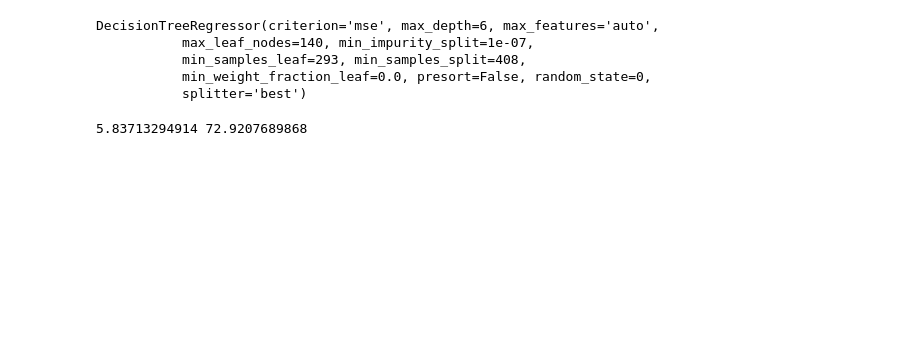
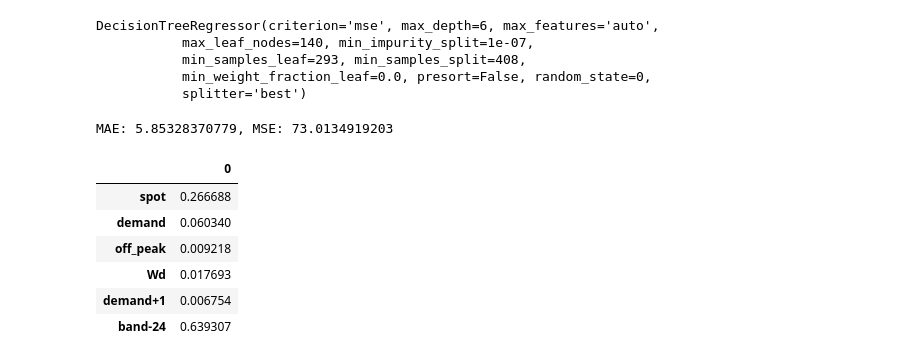
Before and after one commit to NonoMalpi/Secondary_band, a Jupyter notebook: Secondary band model.ipynb, the cells around one changed output. Drawn from its saved outputs; the diff is of its cells as text; code cells hidden in the pictures; blank space fills up the shorter version.

```diff
--- a/Secondary band model.ipynb
+++ b/Secondary band model.ipynb
@@ -91,5 +75,5 @@ from sklearn import tree as tree_m
 # %%
 #Set features and output
-X = spot_band_demand.drop(labels=['hour', 'weekday','season', 'band'], axis=1).values
+X = spot_band_demand.drop(labels=['hour', 'weekday','season', 'band', 'winter'], axis=1).values
 Y = spot_band_demand['band'].values
 # %%
@@ -106,5 +89,5 @@ spot_band_demand.drop(labels=['hour', 'weekday','season', 'band'], axis=1).corr(
 # %%
-features_list = spot_band_demand.drop(labels=['hour', 'weekday','season', 'band'], axis=1).columns.tolist()
+features_list = spot_band_demand.drop(labels=['hour', 'weekday','season', 'band', 'winter'], axis=1).columns.tolist()
 # %%
 #Split data set into train and test
 x_train, x_test, y_train, y_test = train_test_split(X, Y, train_size=0.8,
@@ -117,15 +94,0 @@ tree = DecisionTreeRegressor(max_depth=10, max_features=None,
-# %%
-#CV with kfold=5
-kf = KFold(n_splits=5, random_state=100)
-
-CV_mae = list()
-CV_mse = list()
-
-for train_index, test_index in kf.split(x_train, y_train):
-    tree.fit(x_train[train_index], y_train[train_index])
-    y_pred = tree.predict(x_train[test_index])
-    CV_mae.append(mean_absolute_error(y_train[test_index], y_pred))
-    CV_mse.append(mean_squared_error(y_train[test_index], y_pred))
-
-print('Mean absolute error: %0.4f +- %0.4f' %(np.mean(CV_mae), 2*np.std(CV_mae)))
-print('Mean squared error: %0.4f +- %0.4f' %(np.mean(CV_mse), 2*np.std(CV_mse)))
@@ -134,2 +94,0 @@ CV_mae, CV_mse
-# %%
-tree.fit(x_train, y_train);
@@ -218,7 +165,17 @@ DecisionTreeRegressor(criterion='mse', max_depth=6, max_features='auto',
            min_weight_fraction_leaf=0.0, presort=False, random_state=0,
            splitter='best')
 # %%
-print(mean_absolute_error(y_test, tree.predict(x_test)), mean_squared_error(y_test, tree.predict(x_test)))
+#Print test error and feature importance
+print('MAE: ' +str(mean_absolute_error(y_test, tree.predict(x_test)))+', MSE: ' +
+      str(mean_squared_error(y_test, tree.predict(x_test))))
+pd.DataFrame(data=tree.feature_importances_, index=features_list)
 # %% [output]
-5.83713294914 72.9207689868
+MAE: 5.85328370779, MSE: 73.0134919203
+|  | 0 |
+| spot | 0.266688 |
+| demand | 0.060340 |
+| off_peak | 0.009218 |
+| Wd | 0.017693 |
+| demand+1 | 0.006754 |
+| band-24 | 0.639307 |
 # %%
```
Also changed, not shown: parts of 41 cells of this notebook.
